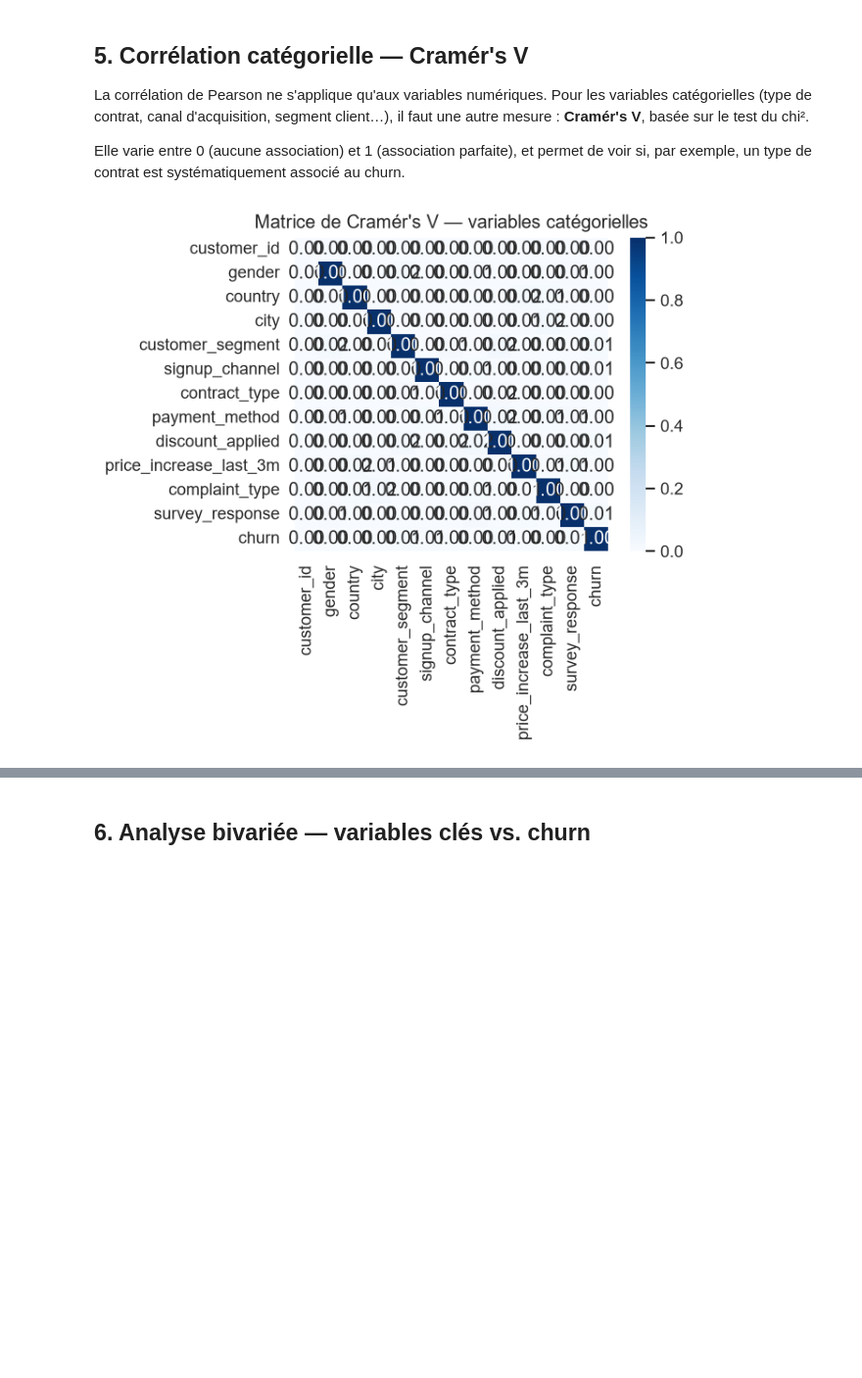
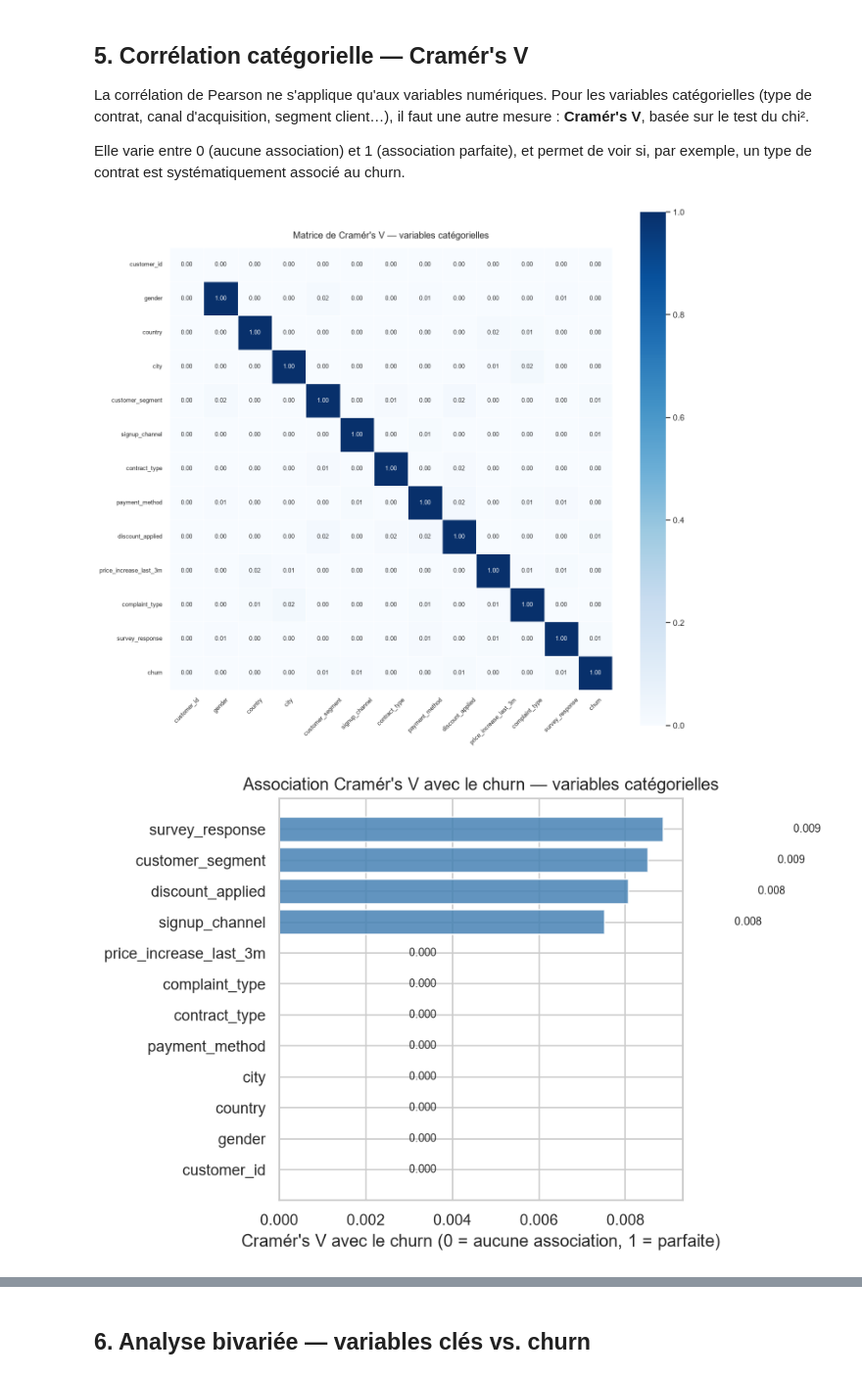
Before and after one commit to jeffgbanziali/costomer_churn, a Jupyter notebook: notebooks/01_eda.ipynb, the cells around one changed output, grey strips where cells are left out. Shown at 98% size. Saved outputs shown, nothing was run; the diff lists cells and outputs as text; code cells hidden in the pictures; blank space fills up the shorter version.

```diff
--- a/notebooks/01_eda.ipynb
+++ b/notebooks/01_eda.ipynb
@@ -154,41 +201,67 @@ Elle varie entre 0 (aucune association) et 1 (association parfaite), et permet d
 # %%
 def cramers_v(x: pd.Series, y: pd.Series) -> float:
     """Compute Cramér's V statistic for two categorical variables."""
     confusion_matrix = pd.crosstab(x, y)
     chi2 = chi2_contingency(confusion_matrix)[0]
     n    = confusion_matrix.sum().sum()
     phi2 = chi2 / n
     r, k = confusion_matrix.shape
-    # Correction de biais
+    # Correction de biais de Bergsma & Wicher
     phi2corr = max(0, phi2 - ((k-1)*(r-1)) / (n-1))
     rcorr    = r - ((r-1)**2) / (n-1)
     kcorr    = k - ((k-1)**2) / (n-1)
     denom    = min(kcorr-1, rcorr-1)
     if denom <= 0:
         return 0.0
     return np.sqrt(phi2corr / denom)
 
 
 # Inclure 'churn' comme catégorielle pour voir l'association avec toutes les autres
 cat_cols = df.select_dtypes(include='object').columns.tolist() + ['churn']
 
 cramers_matrix = pd.DataFrame(index=cat_cols, columns=cat_cols, dtype=float)
 for col1 in cat_cols:
     for col2 in cat_cols:
         cramers_matrix.loc[col1, col2] = cramers_v(df[col1].astype(str), df[col2].astype(str))
 
-fig, ax = plt.subplots(figsize=(6, 5))
-sns.heatmap(cramers_matrix.astype(float), annot=True, fmt='.2f', cmap='Blues',
-            vmin=0, vmax=1, ax=ax, square=True)
-ax.set_title("Matrice de Cramér's V — variables catégorielles")
+# --- Graphique 1 : heatmap Cramér's V complète ---
+# Taille ajustée au nombre de variables catégorielles (12 ici)
+n_cat = len(cat_cols)
+fig, ax = plt.subplots(figsize=(n_cat * 0.9, n_cat * 0.8))
+sns.heatmap(
+    cramers_matrix.astype(float),
+    annot=True, fmt='.2f', annot_kws={'size': 8},
+    cmap='Blues', vmin=0, vmax=1,
+    ax=ax, square=True,
+    linewidths=0.3, linecolor='white',
+)
+ax.set_title("Matrice de Cramér's V — variables catégorielles", fontsize=12, pad=12)
+ax.tick_params(axis='x', rotation=45, labelsize=8)
+ax.tick_params(axis='y', rotation=0,  labelsize=8)
 plt.tight_layout()
 plt.savefig('../reports/figures/01_cramers_v.png', bbox_inches='tight')
 plt.show()
 
-print('\nAssociation avec le churn (Cramér\'s V) :')
-print(cramers_matrix['churn'].drop('churn').sort_values(ascending=False))
+# --- Graphique 2 : association de chaque variable catégorielle avec le churn (barplot) ---
+# Plus direct que la matrice complète pour prioriser les variables à encoder avec soin
+churn_assoc = cramers_matrix['churn'].drop('churn').sort_values(ascending=True)
+
+fig2, ax2 = plt.subplots(figsize=(8, 5))
+bars = ax2.barh(churn_assoc.index, churn_assoc.values, color='steelblue', alpha=0.85)
+ax2.set_xlabel("Cramér's V avec le churn (0 = aucune association, 1 = parfaite)")
+ax2.set_title("Association Cramér's V avec le churn — variables catégorielles")
+for bar, val in zip(bars, churn_assoc.values):
+    ax2.text(val + 0.003, bar.get_y() + bar.get_height()/2,
+             f'{val:.3f}', va='center', fontsize=8)
+plt.tight_layout()
+plt.savefig('../reports/figures/01_cramers_v_churn.png', bbox_inches='tight')
+plt.show()
+
+print("\nAssociation avec le churn (Cramér's V) :")
+print(churn_assoc.sort_values(ascending=False).to_string())
 # %% [output]
-[figure, old version]
+[figure, new version]
+[figure, added]
 Association avec le churn (Cramér's V) :
 survey_response           0.008877
 customer_segment          0.008515
```
Also changed, not shown: parts of 18 cells of this notebook, 3 other files.
